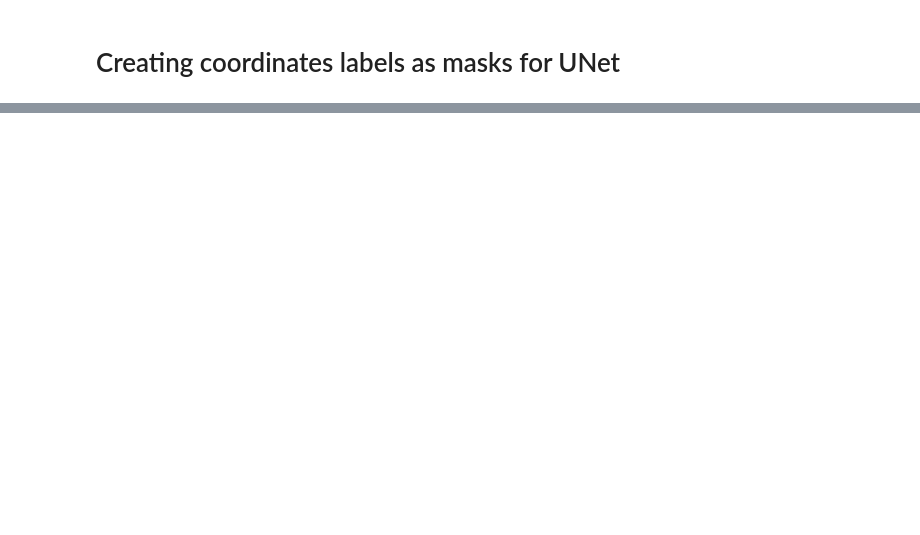
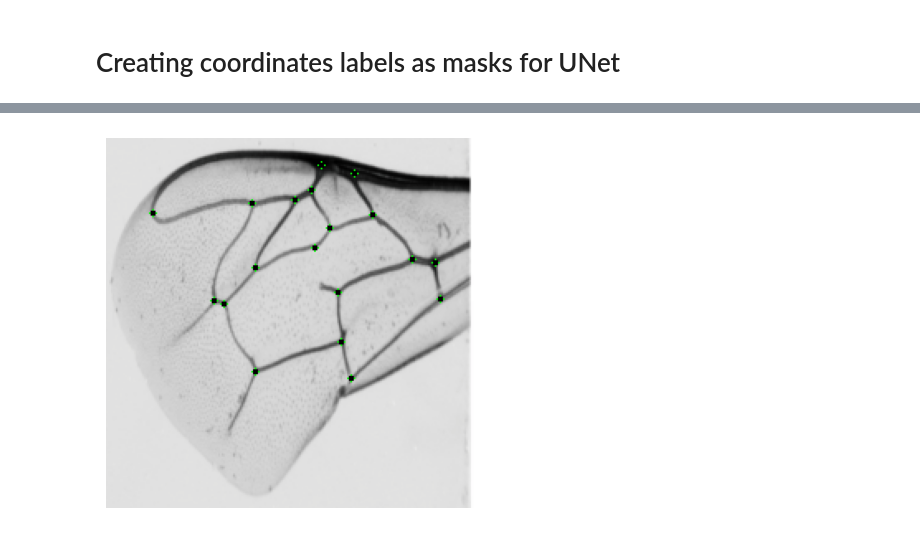
Before and after one commit to mkrajew/bees, a Jupyter notebook: notebooks/05_masks_coords.ipynb, the cells around one changed output, grey strips where cells are left out. Cells and saved outputs as stored; diff of their text form; code cells hidden in the pictures; blank space fills up the shorter version.

```diff
--- a/notebooks/05_masks_coords.ipynb
+++ b/notebooks/05_masks_coords.ipynb
@@ -53,0 +58,18 @@ visualize_coords(image, labels.squeeze(0), spot_size=2)
+# %%
+overlay_float = mask.astype(float)
+
+whiteness = np.mean(overlay_float, axis=2) / 255.0
+
+# Invert whiteness to get opacity: white => 0 (transparent), black => 1 (opaque)
+alpha_mask = 1.0 - whiteness
+alpha_mask = np.clip(alpha_mask, 0, 1)
+
+# Convert alpha mask to 3 channels
+alpha_mask_3ch = cv2.merge([alpha_mask] * 3)
+
+# Blend manually
+blended = (overlay_float * alpha_mask_3ch + image.astype(float) * (1 - alpha_mask_3ch)).astype(np.uint8)
+
+plt_imshow(blended)
+# %% [output]
+[figure, added]
```
Also changed, not shown: parts of 3 cells of this notebook.
